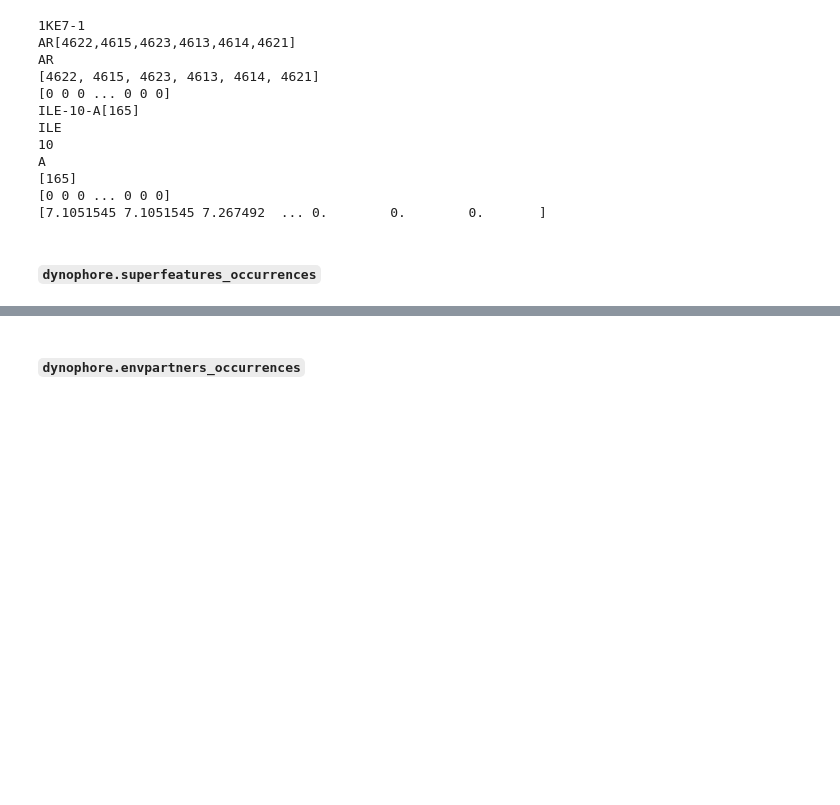
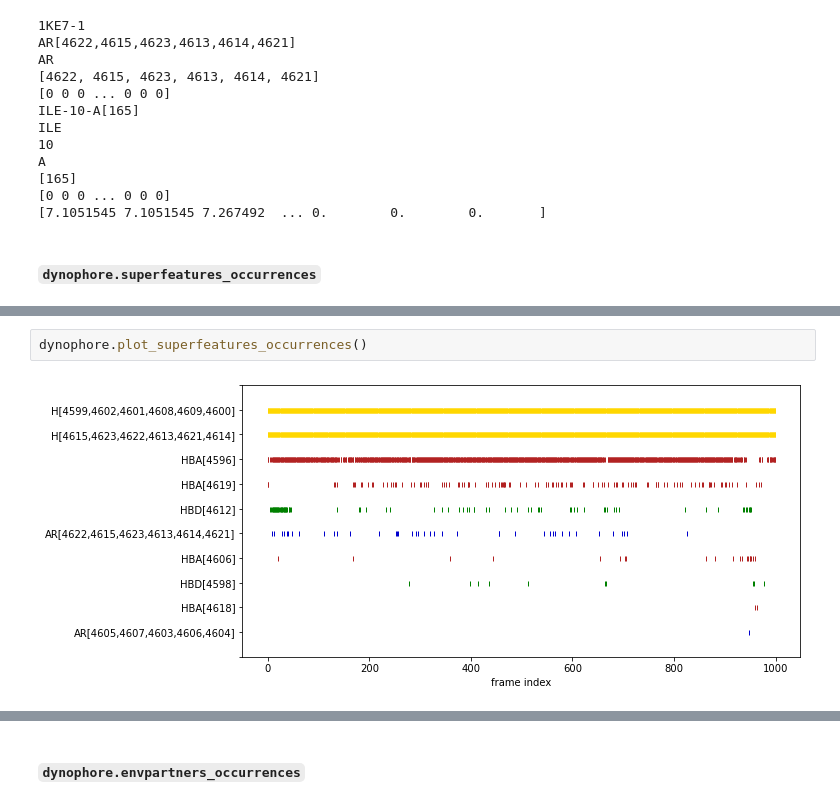
Before and after one commit to wolberlab/dynophores, a Jupyter notebook: docs/examples/notebooks/analyze_dynophores.ipynb, the cells around one changed output, grey strips where cells are left out. Saved outputs shown, nothing was run; the diff lists cells and outputs as text; blank space fills up the shorter version.

Commit message:
Update notebook with new plotting functions

```diff
--- a/docs/examples/notebooks/analyze_dynophores.ipynb
+++ b/docs/examples/notebooks/analyze_dynophores.ipynb
@@ -195,3 +83,7 @@ dynophore.superfeatures_occurrences.head()
 | 2 | 0 | 0 | 0 | 0 | 1 | 0 | ... |
 | 3 | 0 | 0 | 0 | 0 | 1 | 0 | ... |
 | 4 | 0 | 0 | 0 | 0 | 1 | 0 | ... |
+# %%
+dynophore.plot_superfeatures_occurrences()
+# %% [output]
+[figure, added]
```
Also changed, not shown: parts of 25 cells of this notebook.
